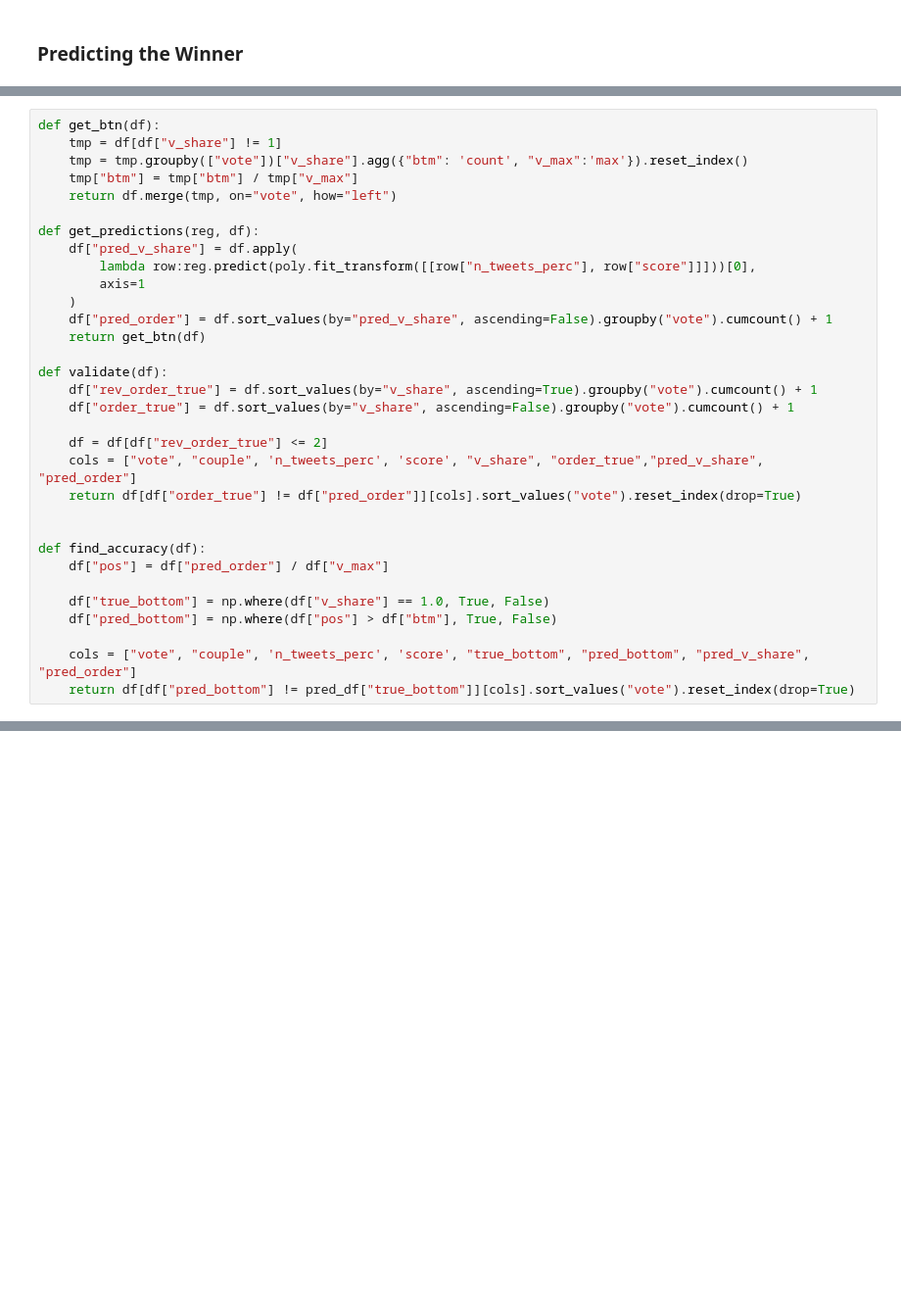
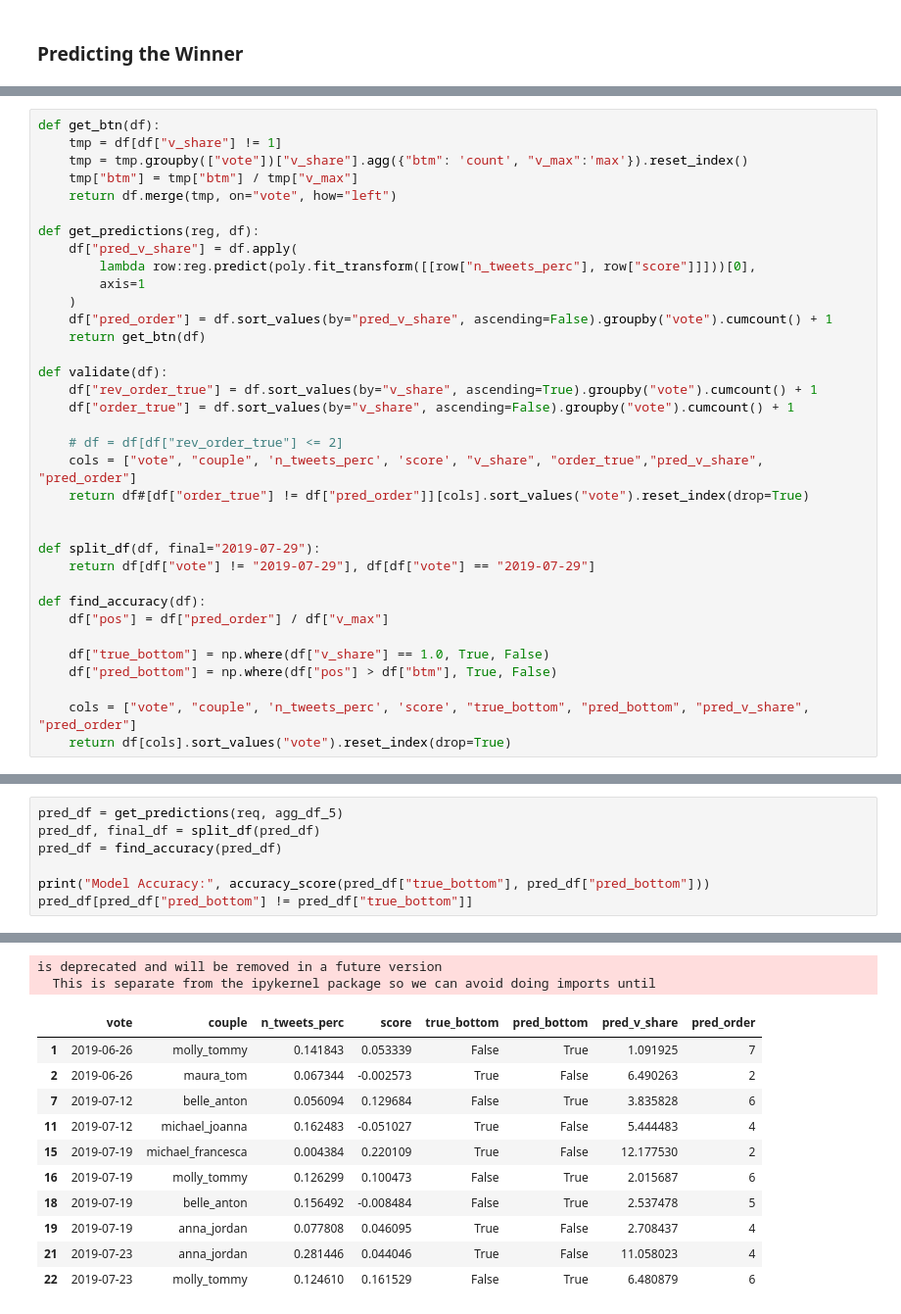
Before and after one commit to watson-sam/loveisland, a Jupyter notebook: notebooks/prediction.ipynb, the cells around one changed output, grey strips where cells are left out. Shown: that part at 98% size. Drawn from its saved outputs; the diff is of its cells as text; blank space fills up the shorter version.

```diff
--- a/notebooks/prediction.ipynb
+++ b/notebooks/prediction.ipynb
@@ -449,10 +419,13 @@ def validate(df):
     df["rev_order_true"] = df.sort_values(by="v_share", ascending=True).groupby("vote").cumcount() + 1
     df["order_true"] = df.sort_values(by="v_share", ascending=False).groupby("vote").cumcount() + 1
 
-    df = df[df["rev_order_true"] <= 2]
+    # df = df[df["rev_order_true"] <= 2]
     cols = ["vote", "couple", 'n_tweets_perc', 'score', "v_share", "order_true","pred_v_share", "pred_order"]
-    return df[df["order_true"] != df["pred_order"]][cols].sort_values("vote").reset_index(drop=True)
+    return df#[df["order_true"] != df["pred_order"]][cols].sort_values("vote").reset_index(drop=True)
 
+
+def split_df(df, final="2019-07-29"):
+    return df[df["vote"] != "2019-07-29"], df[df["vote"] == "2019-07-29"]
 
 def find_accuracy(df):
     df["pos"] = df["pred_order"] / df["v_max"]
@@ -461,7 +434,7 @@ def find_accuracy(df):
     df["pred_bottom"] = np.where(df["pos"] > df["btm"], True, False)
 
     cols = ["vote", "couple", 'n_tweets_perc', 'score', "true_bottom", "pred_bottom", "pred_v_share", "pred_order"]
-    return df[df["pred_bottom"] != pred_df["true_bottom"]][cols].sort_values("vote").reset_index(drop=True)
+    return df[cols].sort_values("vote").reset_index(drop=True)
 # %%
 args = Arguments(4)
 
@@ -570,0 +521,8 @@ Model F1 Score: 0.5833333333333334
+# %%
+pred_df = get_predictions(req, agg_df_5)
+pred_df, final_df = split_df(pred_df)
+pred_df = find_accuracy(pred_df)
+
+print("Model Accuracy:", accuracy_score(pred_df["true_bottom"], pred_df["pred_bottom"]))
+pred_df[pred_df["pred_bottom"] != pred_df["true_bottom"]]
+# %% [output]
@@ -570,0 +530,13 @@ Model F1 Score: 0.5833333333333334
+is deprecated and will be removed in a future version
+  This is separate from the ipykernel package so we can avoid doing imports until
+|  | vote | couple | n_tweets_perc | score | true_bottom | pred_bottom | pred_v_share | pred_order |
+| 1 | 2019-06-26 | molly_tommy | 0.141843 | 0.053339 | False | True | 1.091925 | 7 |
+| 2 | 2019-06-26 | maura_tom | 0.067344 | -0.002573 | True | False | 6.490263 | 2 |
+| 7 | 2019-07-12 | belle_anton | 0.056094 | 0.129684 | False | True | 3.835828 | 6 |
+| 11 | 2019-07-12 | michael_joanna | 0.162483 | -0.051027 | True | False | 5.444483 | 4 |
+| 15 | 2019-07-19 | michael_francesca | 0.004384 | 0.220109 | True | False | 12.177530 | 2 |
+| 16 | 2019-07-19 | molly_tommy | 0.126299 | 0.100473 | False | True | 2.015687 | 6 |
+| 18 | 2019-07-19 | belle_anton | 0.156492 | -0.008484 | False | True | 2.537478 | 5 |
+| 19 | 2019-07-19 | anna_jordan | 0.077808 | 0.046095 | True | False | 2.708437 | 4 |
+| 21 | 2019-07-23 | anna_jordan | 0.281446 | 0.044046 | True | False | 11.058023 | 4 |
+| 22 | 2019-07-23 | molly_tommy | 0.124610 | 0.161529 | False | True | 6.480879 | 6 |
```
Also changed, not shown: parts of 34 cells of this notebook, 2 other files.
